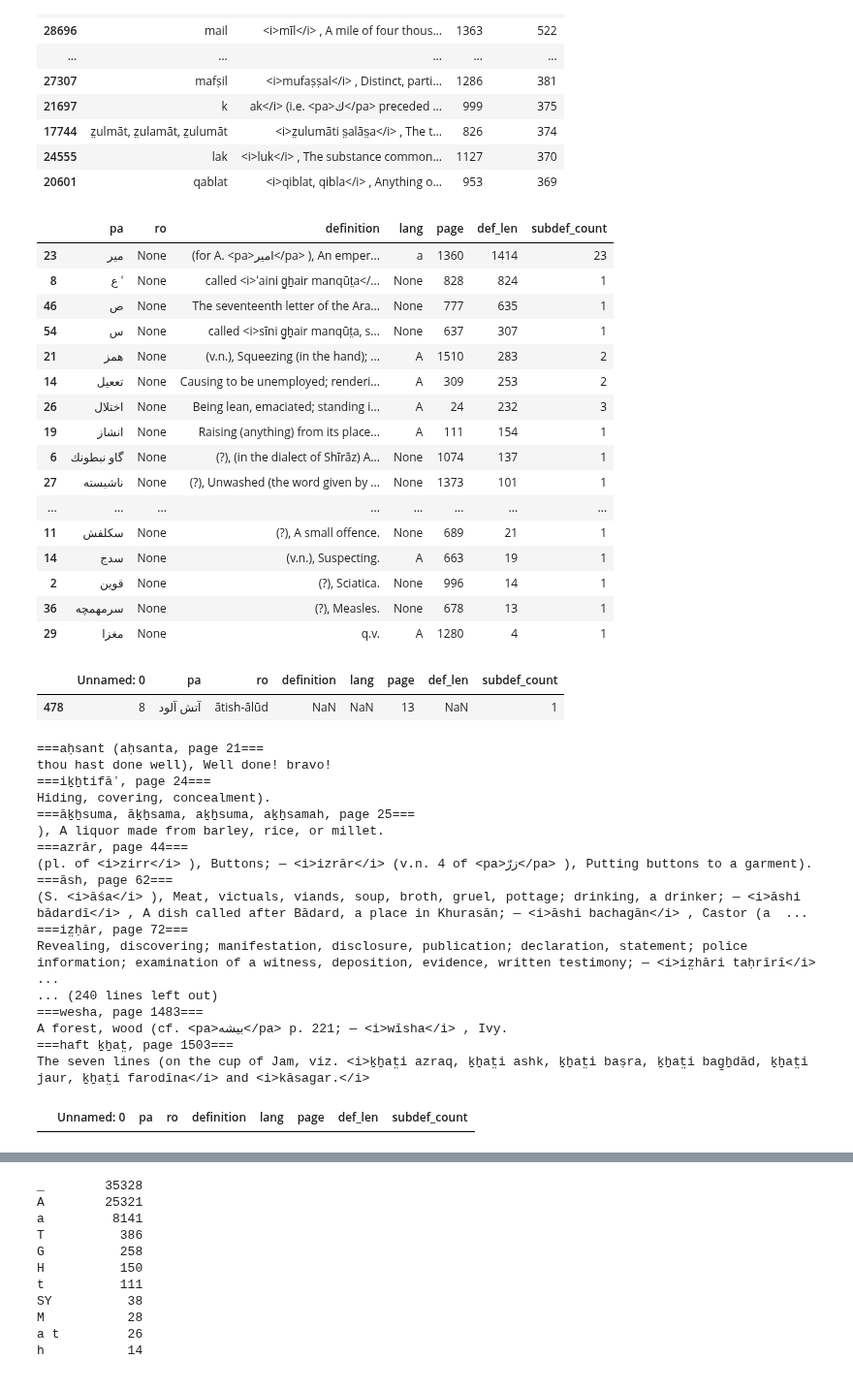
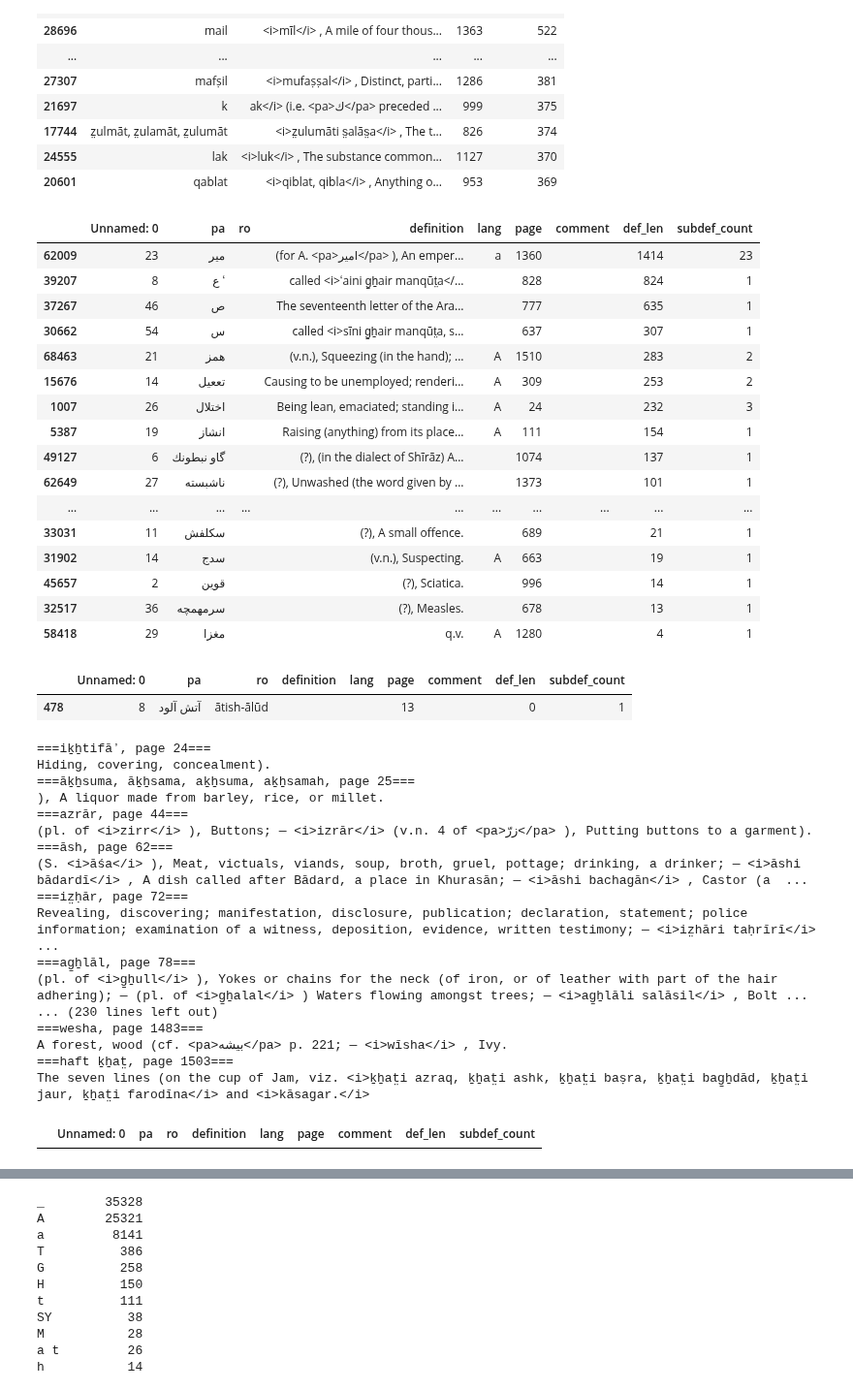
Before and after one commit to kebuhcah/experiments, a Jupyter notebook: dsal-scrape/dsal-scrape.ipynb, the cells around one changed output, grey strips where cells are left out. Shown at 97% size. Cells and saved outputs as stored; diff of their text form; code cells hidden in the pictures.

Commit message:
read blank strings as blank, not NaN

```diff
--- a/dsal-scrape/dsal-scrape.ipynb
+++ b/dsal-scrape/dsal-scrape.ipynb
@@ -112,7 +113,7 @@ FullDict.to_csv('steingass.csv')
 # %%
 #FullDict.to_csv('steingass.csv')
 # %%
-FullDict = pd.read_csv('steingass.csv')
+FullDict = pd.read_csv('steingass.csv', keep_default_na=False)
 SUBDEF_CHAR = '—'
 
 FullDict['def_len'] = FullDict.definition.str.len()
@@ -202,37 +203,35 @@ DataFrame(subdefs).sort_values('subdef_len', ascending=False)[:50]
 | 24555 | lak | <i>luk</i> , The substance common... | 1127 | 370 |
 | 20601 | qablat | <i>qiblat, qibla</i> , Anything o... | 953 | 369 |
 # %%
-FullDict[FullDict.ro.isnull()].sort_values('def_len', ascending=False)
+FullDict[~FullDict.ro.apply(bool)].sort_values('def_len', ascending=False)
 # %% [output]
-|  | pa | ro | definition | lang | page | def_len | subdef_count |
-| 23 | مير | None | (for A. <pa>امير</pa> ), An emper... | a | 1360 | 1414 | 23 |
-| 8 | ع ʻ | None | called <i>ʻaini g̠ẖair manqūt̤a</... | None | 828 | 824 | 1 |
-| 46 | ص | None | The seventeenth letter of the Ara... | None | 777 | 635 | 1 |
-| 54 | س | None | called <i>sīni g̠ẖair manqūt̤a, s... | None | 637 | 307 | 1 |
-| 21 | همز | None | (v.n.), Squeezing (in the hand); ... | A | 1510 | 283 | 2 |
-| 14 | تععيل | None | Causing to be unemployed; renderi... | A | 309 | 253 | 2 |
-| 26 | اختلال | None | Being lean, emaciated; standing i... | A | 24 | 232 | 3 |
-| 19 | انشاز | None | Raising (anything) from its place... | A | 111 | 154 | 1 |
-| 6 | گاو نبطونك | None | (?), (in the dialect of Shīrāz) A... | None | 1074 | 137 | 1 |
-| 27 | ناشبسته | None | (?), Unwashed (the word given by ... | None | 1373 | 101 | 1 |
-| ... | ... | ... | ... | ... | ... | ... | ... |
-| 11 | سكلفش | None | (?), A small offence. | None | 689 | 21 | 1 |
-| 14 | سدج | None | (v.n.), Suspecting. | A | 663 | 19 | 1 |
-| 2 | قوين | None | (?), Sciatica. | None | 996 | 14 | 1 |
-| 36 | سرمهمچه | None | (?), Measles. | None | 678 | 13 | 1 |
-| 29 | مغزا | None | q.v. | A | 1280 | 4 | 1 |
+|  | Unnamed: 0 | pa | ro | definition | lang | page | comment | def_len | subdef_count |
+| 62009 | 23 | مير |  | (for A. <pa>امير</pa> ), An emper... | a | 1360 |  | 1414 | 23 |
+| 39207 | 8 | ع ʻ |  | called <i>ʻaini g̠ẖair manqūt̤a</... |  | 828 |  | 824 | 1 |
+| 37267 | 46 | ص |  | The seventeenth letter of the Ara... |  | 777 |  | 635 | 1 |
+| 30662 | 54 | س |  | called <i>sīni g̠ẖair manqūt̤a, s... |  | 637 |  | 307 | 1 |
+| 68463 | 21 | همز |  | (v.n.), Squeezing (in the hand); ... | A | 1510 |  | 283 | 2 |
+| 15676 | 14 | تععيل |  | Causing to be unemployed; renderi... | A | 309 |  | 253 | 2 |
+| 1007 | 26 | اختلال |  | Being lean, emaciated; standing i... | A | 24 |  | 232 | 3 |
+| 5387 | 19 | انشاز |  | Raising (anything) from its place... | A | 111 |  | 154 | 1 |
+| 49127 | 6 | گاو نبطونك |  | (?), (in the dialect of Shīrāz) A... |  | 1074 |  | 137 | 1 |
+| 62649 | 27 | ناشبسته |  | (?), Unwashed (the word given by ... |  | 1373 |  | 101 | 1 |
+| ... | ... | ... | ... | ... | ... | ... | ... | ... | ... |
+| 33031 | 11 | سكلفش |  | (?), A small offence. |  | 689 |  | 21 | 1 |
+| 31902 | 14 | سدج |  | (v.n.), Suspecting. | A | 663 |  | 19 | 1 |
+| 45657 | 2 | قوين |  | (?), Sciatica. |  | 996 |  | 14 | 1 |
+| 32517 | 36 | سرمهمچه |  | (?), Measles. |  | 678 |  | 13 | 1 |
+| 58418 | 29 | مغزا |  | q.v. | A | 1280 |  | 4 | 1 |
 # %%
-FullDict[FullDict.definition.isnull()]
+FullDict[~FullDict.definition.apply(bool)]
 # %% [output]
-|  | Unnamed: 0 | pa | ro | definition | lang | page | def_len | subdef_count |
-| 478 | 8 | آتش آلود | ātish-ālūd | NaN | NaN | 13 | NaN | 1 |
+|  | Unnamed: 0 | pa | ro | definition | lang | page | comment | def_len | subdef_count |
+| 478 | 8 | آتش آلود | ātish-ālūd |  |  | 13 |  | 0 | 1 |
 # %%
-for _, row in FullDict[FullDict.definition.fillna('').apply(unmatchedParen).apply(bool)].iterrows():
+for _, row in FullDict[FullDict.definition.apply(unmatchedParen).apply(bool)].iterrows():
     print('==={}, page {}==='.format(row.ro, row.page))
     print(row.definition)
 # %% [output]
-===aḥsant (aḥsanta, page 21===
-thou hast done well), Well done! bravo!
 ===iḵẖtifāʼ, page 24===
 Hiding, covering, concealment).
 ===āḵẖsuma, āḵẖsama, aḵẖsuma, aḵẖsamah, page 25===
@@ -243,13 +242,15 @@ Hiding, covering, concealment).
 (S. <i>āśa</i> ), Meat, victuals, viands, soup, broth, gruel, pottage; drinking, a drinker; — <i>āshi bādardī</i> , A dish called after Bādard, a place in Khurasān; — <i>āshi bachagān</i> , Castor (a  ...
 ===iz̤ḥār, page 72===
 Revealing, discovering; manifestation, disclosure, publication; declaration, statement; police information; examination of a witness, deposition, evidence, written testimony; — <i>iz̤hāri taḥrīrī</i>  ...
-... (240 lines left out)
+===ag̠ẖlāl, page 78===
+(pl. of <i>g̠ẖull</i> ), Yokes or chains for the neck (of iron, or of leather with part of the hair adhering); — (pl. of <i>g̠ẖalal</i> ) Waters flowing amongst trees; — <i>ag̠ẖlāli salāsil</i> , Bolt ...
+... (230 lines left out)
 ===wesha, page 1483===
 A forest, wood (cf. <pa>بيشه</pa> p. 221; — <i>wīsha</i> , Ivy.
 ===haft ḵẖat̤, page 1503===
 The seven lines (on the cup of Jam, viz. <i>ḵẖat̤i azraq, ḵẖat̤i ashk, ḵẖat̤i baṣra, ḵẖat̤i bag̠ẖdād, ḵẖat̤i jaur, ḵẖat̤i farodīna</i> and <i>kāsagar.</i>
 # %%
-FullDict[FullDict.ro.fillna('').apply(unmatchedParen).apply(bool)]
+FullDict[FullDict.ro.apply(unmatchedParen).apply(bool)]
 # %% [output]
-|  | Unnamed: 0 | pa | ro | definition | lang | page | def_len | subdef_count |
+|  | Unnamed: 0 | pa | ro | definition | lang | page | comment | def_len | subdef_count |
 # %%
```
Also changed, not shown: parts of 4 cells of this notebook.
